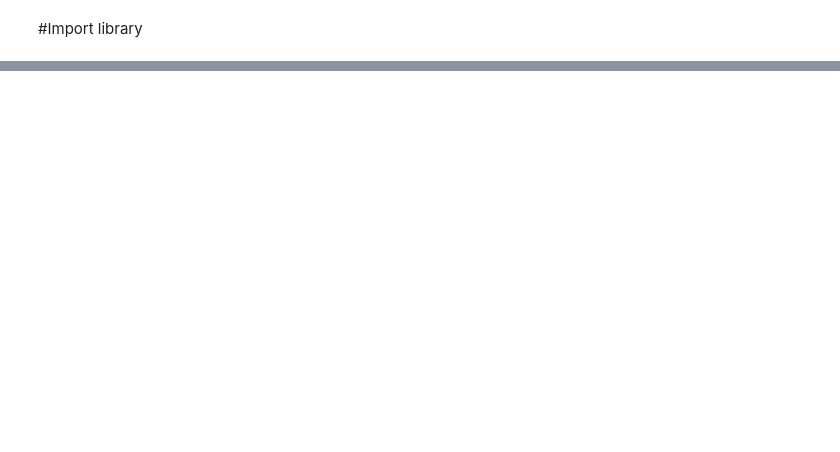
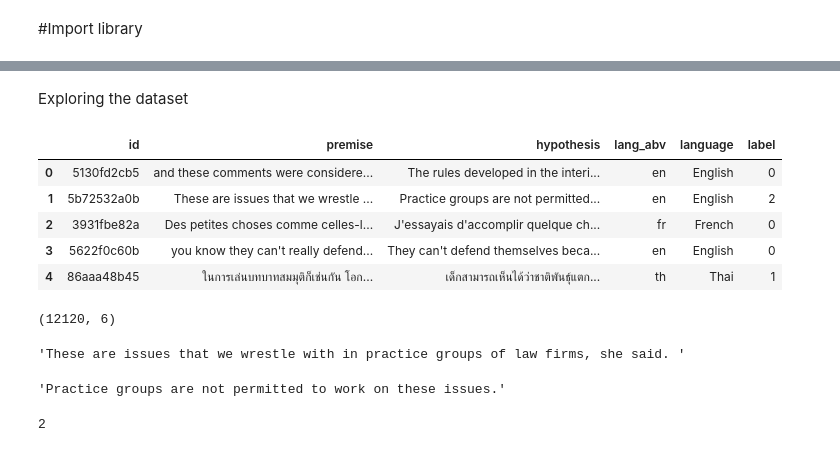
Before and after one commit to sdeutchman/watson, a Jupyter notebook: Copy_of_Watson_Elementary.ipynb, the cells around one changed output, grey strips where cells are left out. Drawn from its saved outputs; the diff is of its cells as text; code cells hidden in the pictures; blank space fills up the shorter version.

```diff
--- a/Copy_of_Watson_Elementary.ipynb
+++ b/Copy_of_Watson_Elementary.ipynb
@@ -90,2 +11,29 @@ Downloading contradictory-my-dear-watson.zip to /content
 # %%
 train = pd.read_csv("/content/train/train.csv")
+# %% [markdown]
+Exploring the dataset
+# %%
+train.head()
+# %% [output]
+|  | id | premise | hypothesis | lang_abv | language | label |
+| 0 | 5130fd2cb5 | and these comments were considere... | The rules developed in the interi... | en | English | 0 |
+| 1 | 5b72532a0b | These are issues that we wrestle ... | Practice groups are not permitted... | en | English | 2 |
+| 2 | 3931fbe82a | Des petites choses comme celles-l... | J'essayais d'accomplir quelque ch... | fr | French | 0 |
+| 3 | 5622f0c60b | you know they can't really defend... | They can't defend themselves beca... | en | English | 0 |
+| 4 | 86aaa48b45 | ในการเล่นบทบาทสมมุติก็เช่นกัน โอก... | เด็กสามารถเห็นได้ว่าชาติพันธุ์แตก... | th | Thai | 1 |
+# %%
+train.shape
+# %% [output]
+(12120, 6)
+# %%
+train.premise.values[1]
+# %% [output]
+'These are issues that we wrestle with in practice groups of law firms, she said. '
+# %%
+train.hypothesis.values[1]
+# %% [output]
+'Practice groups are not permitted to work on these issues.'
+# %%
+train.label.values[1]
+# %% [output]
+2
```
Also changed, not shown: parts of 13 cells of this notebook.
